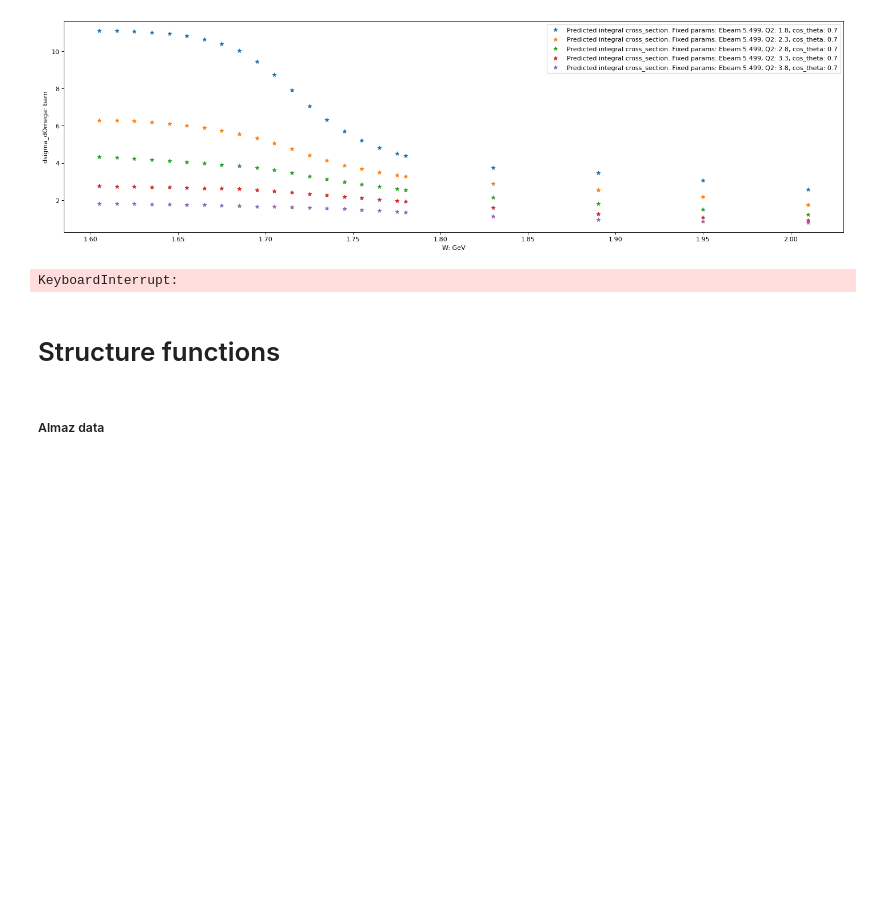
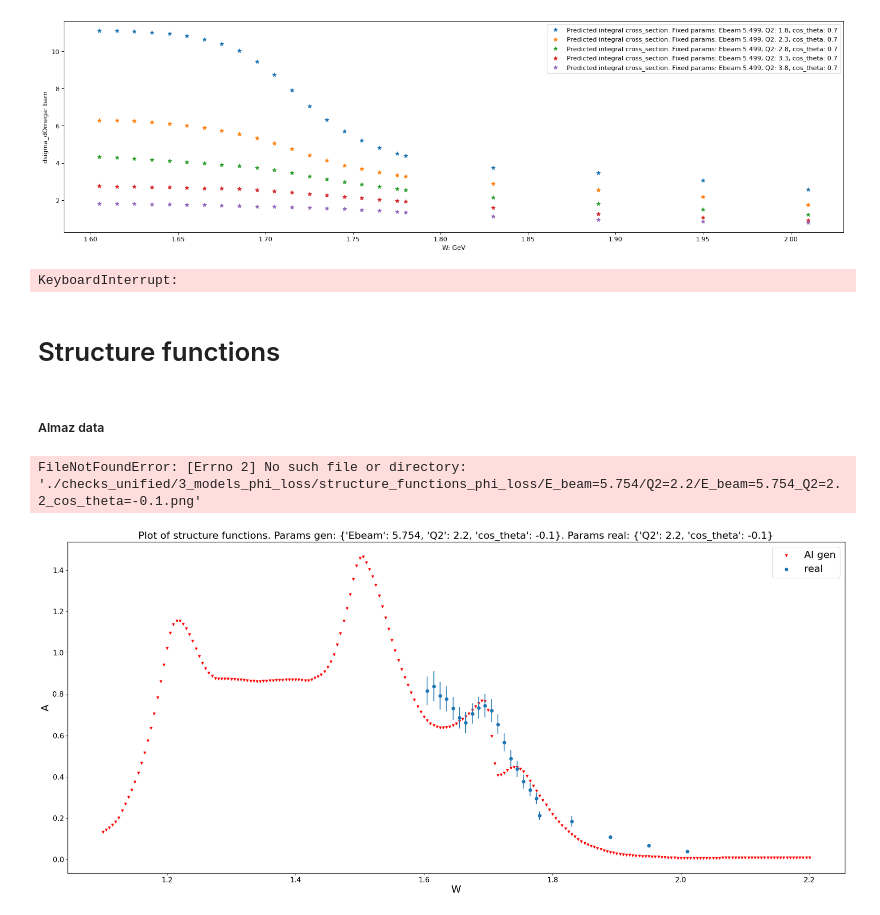
Before and after one commit to a-golda/MSU_interpol, a Jupyter notebook: training/checks.ipynb, the cells around one changed output. Saved outputs shown, nothing was run; the diff lists cells and outputs as text; code cells hidden in the pictures; blank space fills up the shorter version.

```diff
--- a/training/checks.ipynb
+++ b/training/checks.ipynb
@@ -38,13 +30,22 @@ please provide us feedback at https://github.com/pandas-dev/pandas/issues/54466
 # Reading model and data
 # %%
 class RMSELoss(torch.nn.Module):
-    def __init__(self):
+    def __init__(self, add_abc=False):
         super(RMSELoss,self).__init__()
+        self.add_abc = add_abc
 
-    def forward(self,x,y):
-        criterion = nn.MSELoss()
-        loss = torch.sqrt(criterion(x, y))
-        return loss.mean()
+    @staticmethod
+    def func_cos(x, a, b, c):
+        return a + b*torch.cos(2*x) + c*torch.cos(x)
+
+    def forward(self, x, y_hat, y, w, A, B, C):
+        if self.add_abc:
+            phi = x[:, 4]
+            criterion = torch.sqrt(torch.mean(w*(y_hat - y)**2)/torch.sum(w)) + \
+                        torch.mul(hyperparams_dict.get('abc_loss_factor'), torch.mean(torch.abs(w*y - self.func_cos(phi,A,B,C)))/torch.sum(w))
+        else:
+            criterion = torch.sqrt(torch.mean(w * (y_hat - y) ** 2) / torch.sum(w))
+        return criterion
 
 #params
 project_name = "MSU_interpol"
@@ -54,20 +55,25 @@ data_path = '../data/clasdb_pi_plus_n.txt'
 
 hyperparams_dict = {
     'scale_data': False,
+    'augment': False,
+    'add_abc': False,
+    'abc_loss_factor': 1,
+    'augment_factor': 20,
     'test_size': 0.1,
-    'batch_size': 32,
+    'batch_size': 256,
     'net_architecture': [5,60,80,100,120,140,240,340,440,640,2000,1040,640,340,240,140,100,80,60,20,1],
     'activation_function': nn.ReLU(),
-    'loss_func': RMSELoss(),
+    'loss_func': 'RMSELoss()',
     'optim_func': torch.optim.Adam,
     'max_epochs': 2000,
     'es_min_delta': 0.00001,
-    'es_patience': 20,
+    'es_patience': 50,
     'lr': 0.001,
     'lr_factor':0.5,
     'lr_patience': 5,
     'lr_cooldown': 20,
 }
+
 
 logger_full_path = os.path.join(logger_path, project_name, 'spring-feather-42')
 
@@ -298,7 +304,9 @@ df = data.df
 df_all = df[['Ebeam', 'W', 'Q2', 'cos_theta', 'phi']]
 df_target = df[['dsigma_dOmega']]
 
-model = InterpolRegressor.load_from_checkpoint(f'./wandb_local_logs/MSU_interpol/spring-feather-42/checkpoints/exp_name=0val_loss=5.32146-epoch=201.ckpt', hyperparams=hyperparams_dict)
+model = InterpolRegressor.load_from_checkpoint(f'./wandb_local_logs/MSU_interpol_unified_notebooks/lively-sunset-15/checkpoints/exp_name=0val_loss=0.00430-epoch=166.ckpt', hyperparams=hyperparams_dict)
+
+
 model.eval()
 type(model)
 # %% [output]
@@ -549,3 +559,8 @@ def plot_gen_real_almaz(params_gen, params_real):
+# %%
+plot_gen_real_almaz({'Ebeam' : 5.754, 'Q2' : 2.2, 'cos_theta' : -0.1}, {'Q2' : 2.2, 'cos_theta' : -0.1})
+# %% [output]
+FileNotFoundError: [Errno 2] No such file or directory: './checks_unified/3_models_phi_loss/structure_functions_phi_loss/E_beam=5.754/Q2=2.2/E_beam=5.754_Q2=2.2_cos_theta=-0.1.png'
+[figure, added]
 # %%
 params = {'legend.fontsize': 'x-large',
           'figure.figsize': (25, 5),
```
Also changed, not shown: parts of 5 cells of this notebook, 5 other files.
